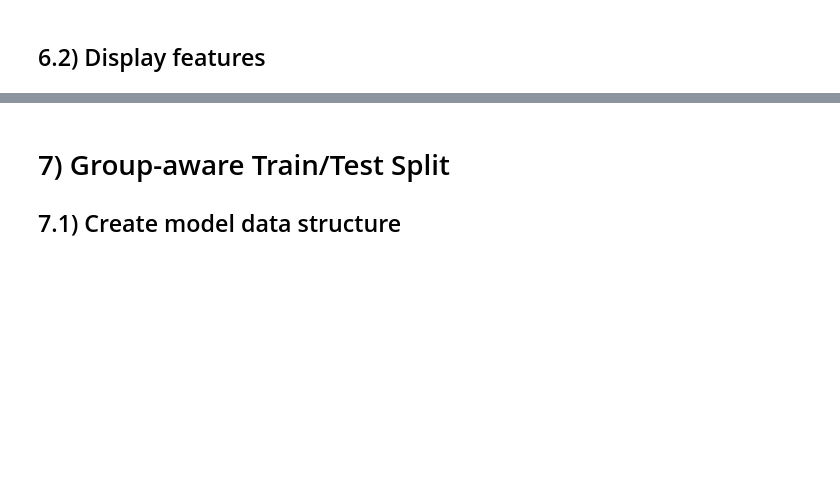
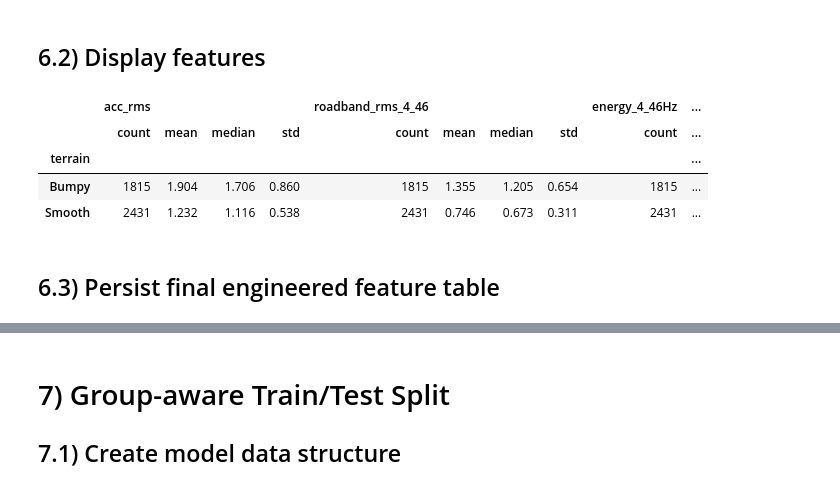
Before and after one commit to thesuacar/road-checker, a Jupyter notebook: notebook.ipynb, the cells around one changed output, grey strips where cells are left out. Drawn from its saved outputs; the diff is of its cells as text; code cells hidden in the pictures; blank space fills up the shorter version.

```diff
--- a/notebook.ipynb
+++ b/notebook.ipynb
@@ -1683,19 +1353,18 @@ print(
 # %% [markdown]
 ## 6.2) Display features
 # %%
+# Display statistical summaries of key extracted features, grouped by terrain type
 display(
     features_df.groupby('terrain')[
-        [
-            'acc_rms',
-            'roadband_rms_4_46',
-            'energy_4_46Hz',
-            'energy_high_low_ratio'
-        ]
-    ].agg([
-        'count',
-        'mean',
-        'median',
-        'std'
-    ]).round(3)
+        ['acc_rms', 'roadband_rms_4_46', 'energy_4_46Hz', 'energy_high_low_ratio']
+    ].agg(['count', 'mean', 'median', 'std']).round(3)
 )
+# %% [output]
+|  | acc_rms |  |  |  | roadband_rms_4_46 |  |  |  | energy_4_46Hz | ... |
+|  | count | mean | median | std | count | mean | median | std | count | ... |
+| terrain |  |  |  |  |  |  |  |  |  | ... |
+| Bumpy | 1815 | 1.904 | 1.706 | 0.860 | 1815 | 1.355 | 1.205 | 0.654 | 1815 | ... |
+| Smooth | 2431 | 1.232 | 1.116 | 0.538 | 2431 | 0.746 | 0.673 | 0.311 | 2431 | ... |
+# %% [markdown]
+## 6.3) Persist final engineered feature table
 # %%
```
Also changed, not shown: parts of 15 cells of this notebook.
